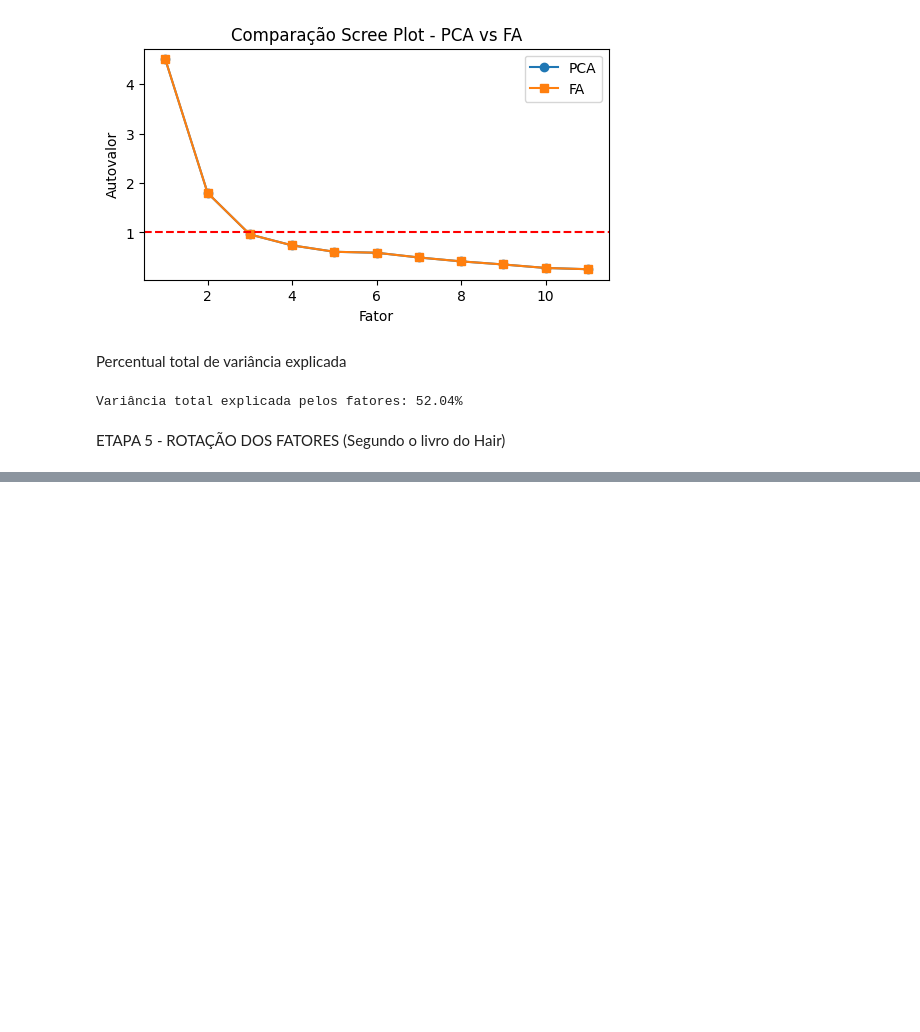
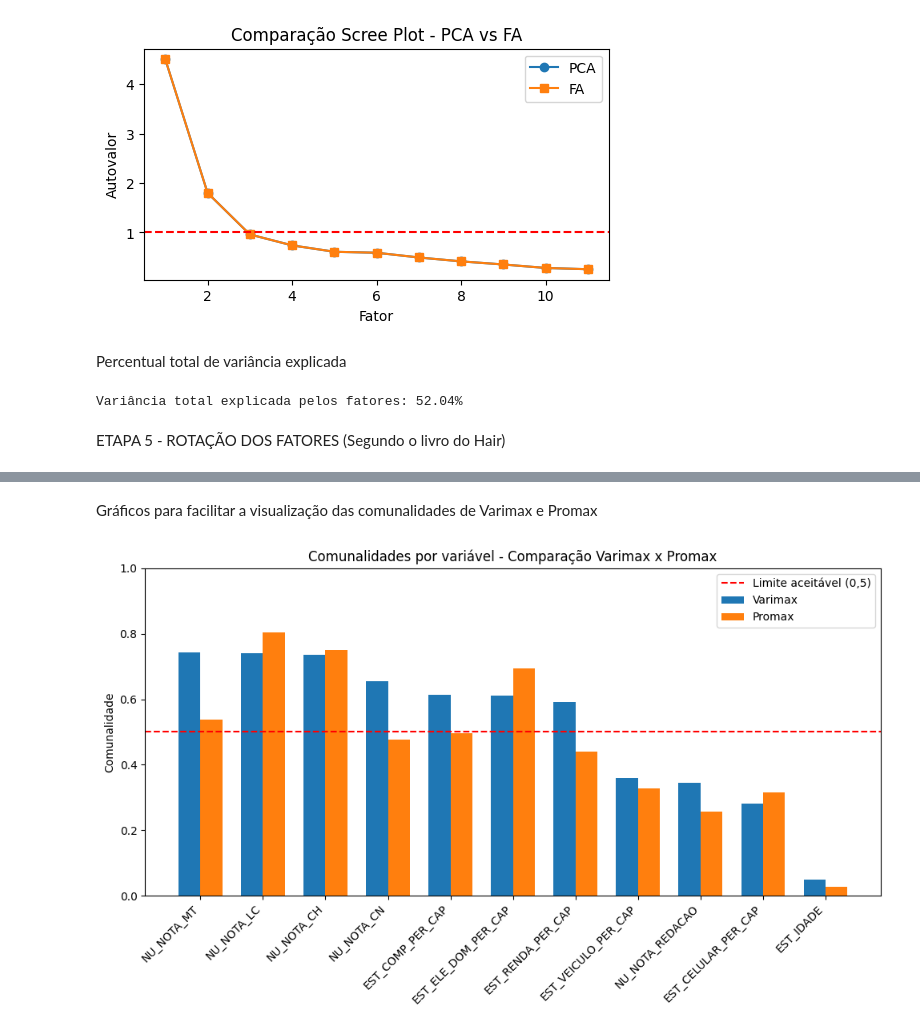
Before and after one commit to gl4a-Veloso/materiais-mqam, a Jupyter notebook: enem/T4/analise_fatorial.ipynb, the cells around one changed output, grey strips where cells are left out. Drawn from its saved outputs; the diff is of its cells as text; code cells hidden in the pictures; blank space fills up the shorter version.

Commit message:
Implementação das rotações e calculo escores fatoriais, verificação de confiabilidade

```diff
--- a/enem/T4/analise_fatorial.ipynb
+++ b/enem/T4/analise_fatorial.ipynb
@@ -361,0 +513,30 @@ Validação (ainda não sei fazer isso)
+# %% [markdown]
+Gráficos para facilitar a visualização das comunalidades de Varimax e Promax
+# %%
+# --- Criar DataFrame com comunalidades das duas rotações ---
+comunalidades_df = pd.DataFrame({
+    'Varimax': comunalidades_varimax,
+    'Promax': comunalidades_promax
+})
+
+# --- Ordenar por Varimax (para deixar o gráfico mais organizado) ---
+comunalidades_df = comunalidades_df.sort_values('Varimax', ascending=False)
+
+# --- Gráfico de barras lado a lado ---
+x = np.arange(len(comunalidades_df))
+width = 0.35
+
+plt.figure(figsize=(10,6))
+plt.bar(x - width/2, comunalidades_df['Varimax'], width, label='Varimax')
+plt.bar(x + width/2, comunalidades_df['Promax'], width, label='Promax')
+
+plt.axhline(0.5, color='red', linestyle='--', label='Limite aceitável (0,5)')
+plt.title('Comunalidades por variável - Comparação Varimax x Promax')
+plt.ylabel('Comunalidade')
+plt.xticks(x, comunalidades_df.index, rotation=45, ha='right')
+plt.ylim(0, 1)
+plt.legend()
+plt.tight_layout()
+plt.show()
+# %% [output]
+[figure, added]
```
Also changed, not shown: parts of 15 cells of this notebook.
